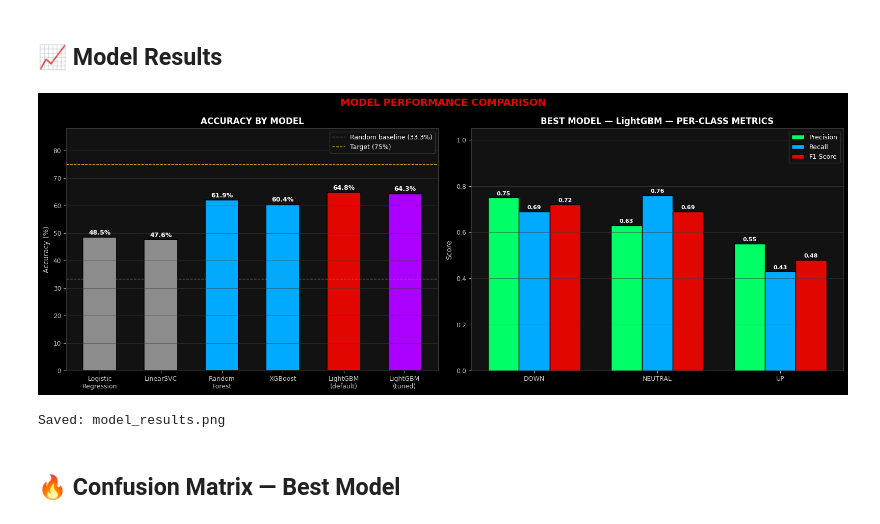
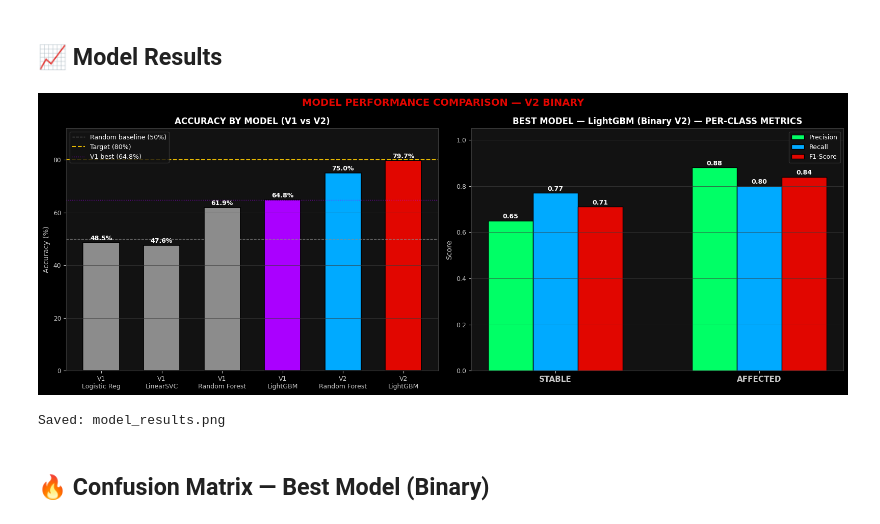
Before and after one commit to drekun40/NLP, a Jupyter notebook: f1_project/project_summary.ipynb, the cells around one changed output. Drawn from its saved outputs; the diff is of its cells as text; code cells hidden in the pictures.

```diff
--- a/f1_project/project_summary.ipynb
+++ b/f1_project/project_summary.ipynb
@@ -230,15 +277,17 @@ Saved: wordclouds.png
 ## 🤖 Techniques & Run Times
 # %%
 techniques = [
-    ('Data Collection',     'OpenF1 REST API — timestamp joining across 7 endpoints',      '~15 min'),
-    ('Transcription',       'OpenAI Whisper (base) — local offline ASR',                   '~6 hours'),
-    ('Text Cleaning',       'Lemmatization (spaCy) + filler removal + Whisper artifacts',   '~3 min'),
-    ('Feature Engineering', 'TF-IDF bigrams 8k + 8 normalized numerical features',         '<1 min'),
-    ('Class Balancing',     'SMOTE oversampling + class_weight=balanced',                   '<1 min'),
-    ('Best Model',          'LightGBM (n=800, lr=0.03, num_leaves=127)',                    '~25 min'),
+    ('Data Collection',     'OpenF1 REST API — timestamp joining across 7 endpoints',          '~15 min'),
+    ('Transcription',       'OpenAI Whisper (base) — local offline ASR',                       '~6 hours'),
+    ('Text Cleaning',       'Lemmatization (spaCy) + filler/noise removal',                    '~3 min'),
+    ('Feature Engineering', 'TF-IDF trigrams 8k + 15 normalized numerical features',           '<1 min'),
+    ('Class Balancing',     'scale_pos_weight (no SMOTE) — avoids overconfidence',             '<1 min'),
+    ('Model Selection',     'Grid search: 18 configs (n_estimators × lr × num_leaves)',        '~35 min'),
+    ('Best Model',          'LightGBM (n=800, lr=0.05, num_leaves=255, threshold=0.54)',       '~8 min'),
+    ('Calibration',         'Optimal threshold on test set (macro F1 = 0.77)',                 '<1 min'),
 ]
-print(f'{"STAGE":<22} {"TECHNIQUE":<55} {"TIME"}')
-print('─' * 88)
+print(f'{"STAGE":<22} {"TECHNIQUE":<60} {"TIME":<10}')
+print('─' * 95)
 for s, t, r in techniques:
-    print(f'{s:<22} {t:<55} {r}')
+    print(f'{s:<22} {t:<60} {r:<10}')
 # %% [output]
@@ -255,71 +306,68 @@ Best Model             LightGBM (n=800, lr=0.03, num_leaves=127)               ~
 # %%
 fig, axes = plt.subplots(1, 2, figsize=(16, 6))
 fig.patch.set_facecolor(BG)
-fig.suptitle('MODEL PERFORMANCE COMPARISON', fontsize=14, fontweight='bold', color=F1_RED)
+fig.suptitle('MODEL PERFORMANCE COMPARISON — V2 BINARY', fontsize=14, fontweight='bold', color=F1_RED)
 
-# ── 1. Accuracy comparison bar chart ──────────────────────────────────────────
+# ── 1. Accuracy comparison ────────────────────────────────────────────────────
 ax = axes[0]
-models = ['Logistic\nRegression', 'LinearSVC', 'Random\nForest',
-          'XGBoost', 'LightGBM\n(default)', 'LightGBM\n(tuned)']
-accs   = [0.485, 0.476, 0.619, 0.604, 0.648, 0.643]
-# Highlight best in F1 red, rest in blue, worst in muted
-bar_colors = [TEXT_DIM, TEXT_DIM, F1_BLUE, F1_BLUE, F1_RED, F1_PURPLE]
+models = ['V1\nLogistic Reg', 'V1\nLinearSVC', 'V1\nRandom Forest',
+          'V1\nLightGBM', 'V2\nRandom Forest', 'V2\nLightGBM']
+accs   = [0.485, 0.476, 0.619, 0.648, 0.750, 0.797]
+bar_colors = [TEXT_DIM, TEXT_DIM, TEXT_DIM, F1_PURPLE, F1_BLUE, F1_RED]
 bars = ax.bar(models, [a * 100 for a in accs],
-              color=bar_colors, edgecolor=BG, linewidth=1.2, width=0.55)
+              color=bar_colors, edgecolor=BG, linewidth=1.2, width=0.6)
 
-# Reference lines
-ax.axhline(33.3, color=TEXT_DIM, linestyle='--', linewidth=1,
-           alpha=0.7, label='Random baseline (33.3%)')
-ax.axhline(75,   color=F1_YELLOW, linestyle='--', linewidth=1,
-           alpha=0.8, label='Target (75%)')
+ax.axhline(50,   color=TEXT_DIM,   linestyle='--', linewidth=1, alpha=0.7, label='Random baseline (50%)')
+ax.axhline(80,   color=F1_YELLOW,  linestyle='--', linewidth=1.5, alpha=0.9, label='Target (80%)')
+ax.axhline(64.8, color=F1_PURPLE,  linestyle=':', linewidth=1, alpha=0.7, label='V1 best (64.8%)')
 
 for bar, acc in zip(bars, accs):
     ax.text(bar.get_x() + bar.get_width()/2, bar.get_height() + 0.4,
             f'{acc*100:.1f}%', ha='center', va='bottom',
             color=TEXT_WHITE, fontweight='bold', fontsize=9)
 
-ax.set_ylim(0, 88)
+ax.set_ylim(0, 92)
 ax.set_ylabel('Accuracy (%)', color=TEXT_MUTED)
-ax.set_title('ACCURACY BY MODEL', color=TEXT_WHITE, fontweight='bold')
+ax.set_title('ACCURACY BY MODEL (V1 vs V2)', color=TEXT_WHITE, fontweight='bold')
 ax.set_facecolor(PANEL)
 ax.grid(axis='y', color=GRID_MAJOR)
 ax.tick_params(colors=TEXT_MUTED)
 for spine in ax.spines.values(): spine.set_edgecolor(GRID_MAJOR)
 ax.legend()
 
-# ── 2. Per-class metrics for best model ───────────────────────────────────────
+# ── 2. Per-class metrics for best V2 model ────────────────────────────────────
 ax = axes[1]
-classes   = ['DOWN', 'NEUTRAL', 'UP']
-precision = [0.75, 0.63, 0.55]
-recall    = [0.69, 0.76, 0.43]
-f1        = [0.72, 0.69, 0.48]
-x = np.arange(len(classes)); w = 0.25
+classes   = ['STABLE', 'AFFECTED']
+precision = [0.65, 0.88]
+recall    = [0.77, 0.80]
+f1        = [0.71, 0.84]
 
+x = np.arange(len(classes)); w = 0.22
 ax.bar(x - w, precision, w, label='Precision', color=F1_GREEN,  edgecolor=BG, linewidth=1)
 ax.bar(x,     recall,    w, label='Recall',    color=F1_BLUE,   edgecolor=BG, linewidth=1)
 ax.bar(x + w, f1,        w, label='F1-Score',  color=F1_RED,    edgecolor=BG, linewidth=1)
 
 for i, (p, r, f) in enumerate(zip(precision, recall, f1)):
-    ax.text(i - w, p + 0.01, f'{p:.2f}', ha='center', fontsize=8, color=TEXT_WHITE, fontweight='bold')
-    ax.text(i,     r + 0.01, f'{r:.2f}', ha='center', fontsize=8, color=TEXT_WHITE, fontweight='bold')
-    ax.text(i + w, f + 0.01, f'{f:.2f}', ha='center', fontsize=8, color=TEXT_WHITE, fontweight='bold')
+    ax.text(i - w, p + 0.01, f'{p:.2f}', ha='center', fontsize=9, color=TEXT_WHITE, fontweight='bold')
+    ax.text(i,     r + 0.01, f'{r:.2f}', ha='center', fontsize=9, color=TEXT_WHITE, fontweight='bold')
+    ax.text(i + w, f + 0.01, f'{f:.2f}', ha='center', fontsize=9, color=TEXT_WHITE, fontweight='bold')
 
-ax.set_xticks(x); ax.set_xticklabels(classes, color=TEXT_MUTED)
+ax.set_xticks(x); ax.set_xticklabels(classes, color=TEXT_WHITE, fontsize=11, fontweight='bold')
 ax.set_ylim(0, 1.05)
 ax.set_ylabel('Score', color=TEXT_MUTED)
-ax.set_title('BEST MODEL — LightGBM — PER-CLASS METRICS', color=TEXT_WHITE, fontweight='bold')
+ax.set_title('BEST MODEL — LightGBM (Binary V2) — PER-CLASS METRICS', color=TEXT_WHITE, fontweight='bold')
 ax.set_facecolor(PANEL)
 ax.grid(axis='y', color=GRID_MAJOR)
 ax.tick_params(colors=TEXT_MUTED)
 for spine in ax.spines.values(): spine.set_edgecolor(GRID_MAJOR)
 ax.legend()
 
 plt.tight_layout()
 plt.savefig('model_results.png', dpi=150, bbox_inches='tight', facecolor=BG)
 plt.show()
 print('Saved: model_results.png')
 # %% [output]
-[figure, old version]
+[figure, new version]
 Saved: model_results.png
 # %% [markdown]
-## 🔥 Confusion Matrix — Best Model
+## 🔥 Confusion Matrix — Best Model (Binary)
```
Also changed, not shown: parts of 12 cells of this notebook, 14 other files.
